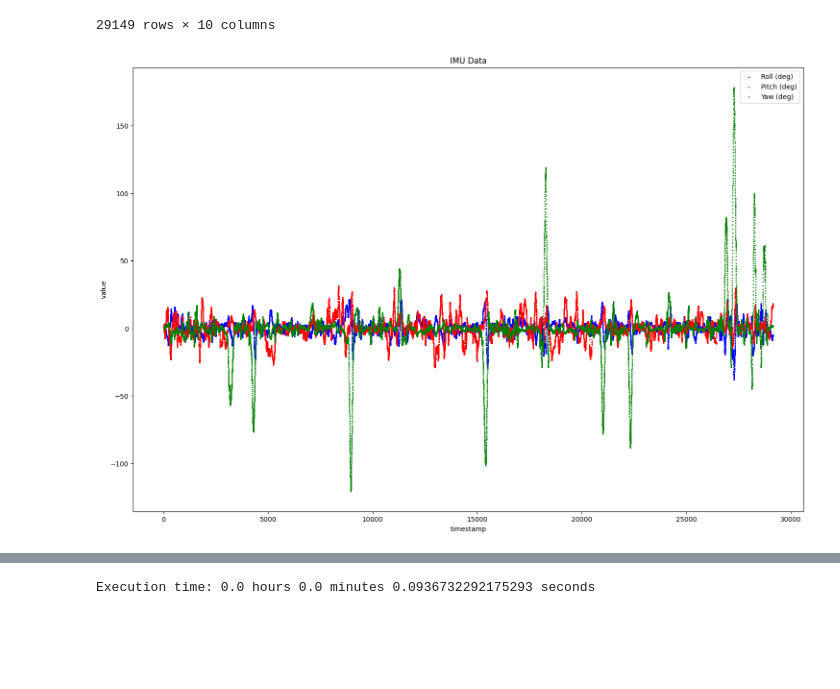
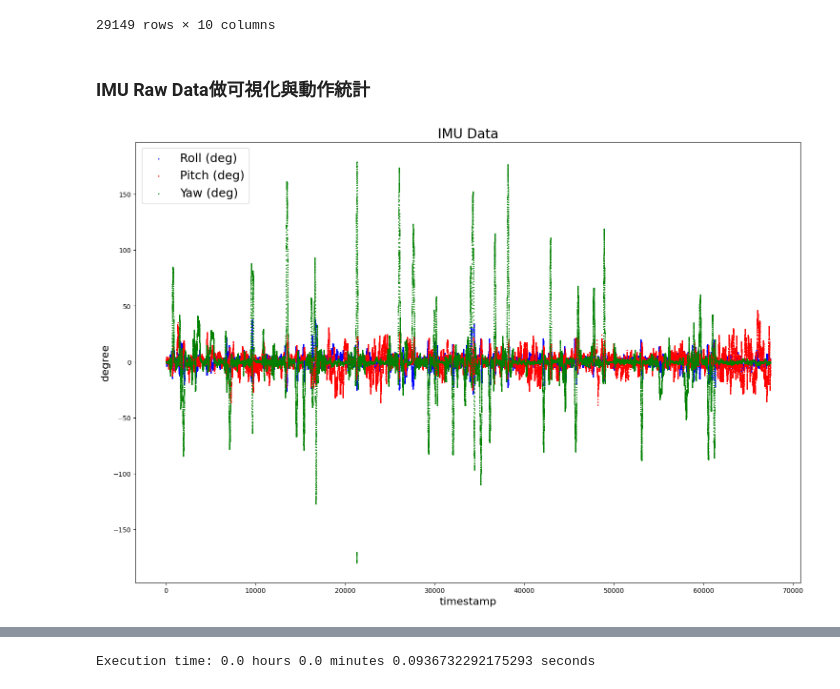
Before and after one commit to SROP6313/Motor_RideTrack, a Jupyter notebook: IMU_Analyze.ipynb, the cells around one changed output, grey strips where cells are left out. Saved outputs shown, nothing was run; the diff lists cells and outputs as text; code cells hidden in the pictures; blank space fills up the shorter version.

```diff
--- a/IMU_Analyze.ipynb
+++ b/IMU_Analyze.ipynb
@@ -23,41 +23,43 @@ Execution time: 0.0 hours 3.0 minutes 58.60277056694031 seconds
 | 29147 | 0.164051 | 0.012650 | 0.001332 | -1.424550 | ... |
 | 29148 | 0.078830 | -0.096007 | 0.010919 | -0.270545 | ... |
 29149 rows × 10 columns
+# %% [markdown]
+### IMU Raw Data做可視化與動作統計
 # %%
 # 原始IMU資料
 import matplotlib.pyplot as plt
 import pandas as pd
 
 # Load the provided CSV file
-file_path = './20240611_data/20240611_eric_2_sliding_window.csv'
+file_path = './20240708_data/20240708_Liyi_sliding_window.csv'
 data = pd.read_csv(file_path)
 # data = data[0:int(len(data)/1.8)]
 
 # 生成示例數據
 IMU_feature = ['X-axis Acceleration', 'Y-axis Acceleration', 'Z-axis Acceleration', 'Pitch (deg)', 'Roll (deg)', 'Yaw (deg)', 'X-axis Angular Velocity', 'Y-axis Angular Velocity', 'Z-axis Angular Velocity']
 X = range(len(data))
 Y1 = data[IMU_feature[3]]
 Y2 = data[IMU_feature[4]]
 Y3 = data[IMU_feature[5]]
 
 # 繪製點圖
 plt.figure(figsize=(18, 12))
 plt.scatter(X, Y1, color='blue', s=1, label='Roll (deg)')
 plt.scatter(X, Y2, color='red', s=1, label='Pitch (deg)')
 plt.scatter(X, Y3, color='green', s=1, label='Yaw (deg)')
 
 # 自定義圖表
-plt.title("IMU Data")
-plt.xlabel("timestamp")
-plt.ylabel("value")
+plt.title("IMU Data", fontsize=20)
+plt.xlabel("timestamp", fontsize=16)
+plt.ylabel("degree", fontsize=16)
 # plt.ylim(-15, 15)
 # plt.xlim(left=1300)
-plt.legend()
+plt.legend(prop={'size': 18}, loc='upper left')
 
 # 顯示圖表
 plt.show()
 # %% [output]
-[figure, old version]
+[figure, new version]
 # %%
 # 加上動作標籤背景區塊
 import matplotlib.pyplot as plt
```
Also changed, not shown: parts of 4 cells of this notebook.
